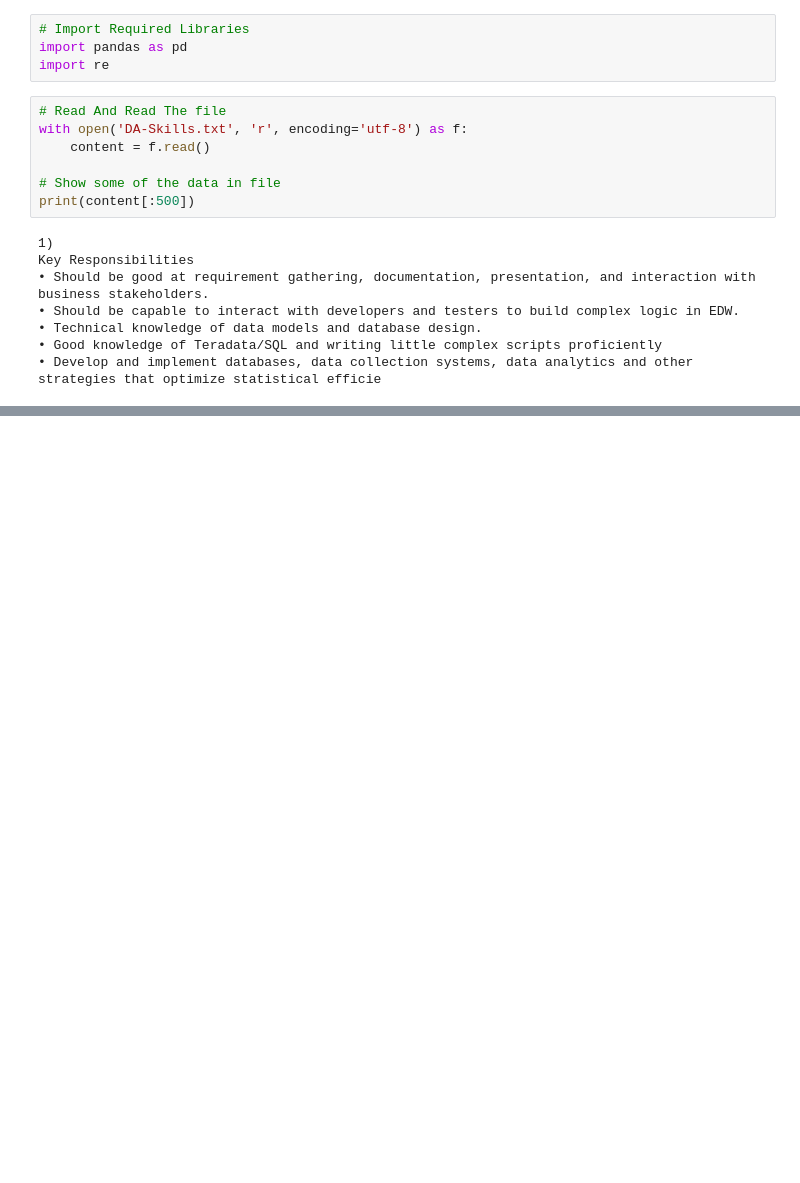
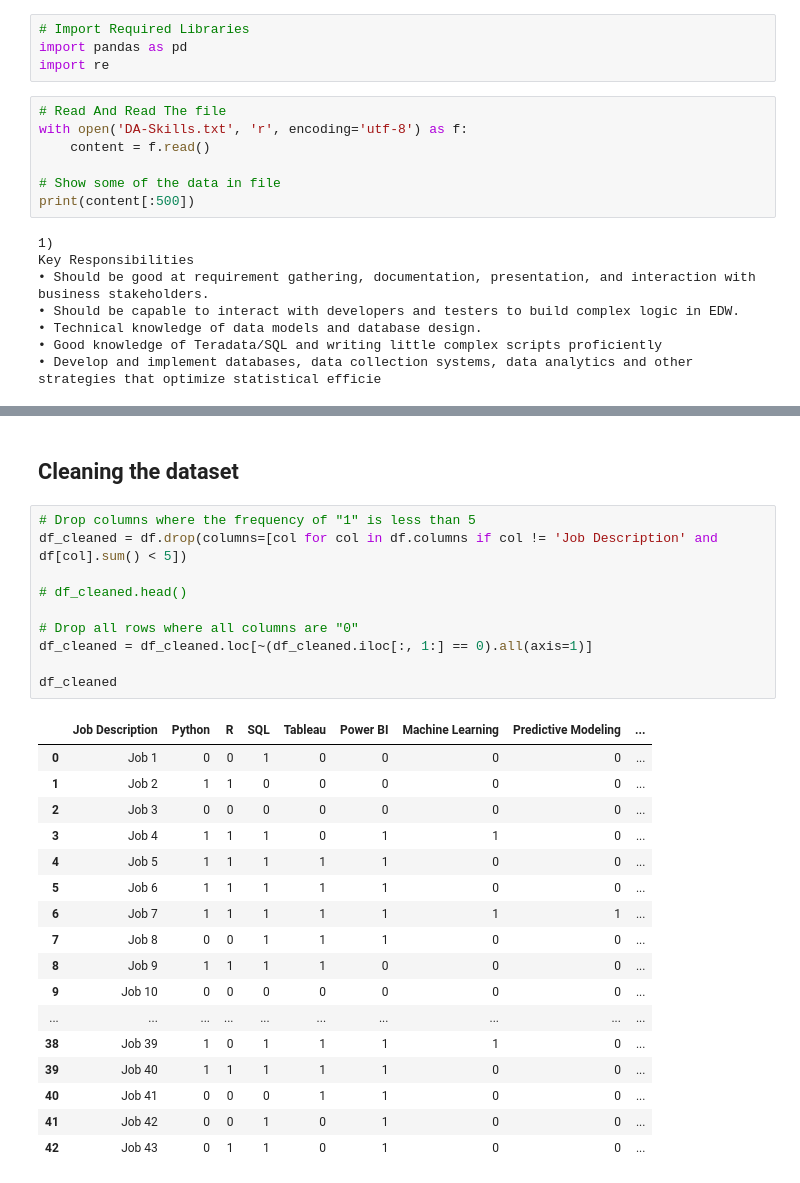
Before and after one commit to raz0208/Job-Analysis-, a Jupyter notebook: Data_Analyst_Job_Analysis.ipynb, the cells around one changed output, grey strips where cells are left out. Saved outputs shown, nothing was run; the diff lists cells and outputs as text; blank space fills up the shorter version.

```diff
--- a/Data_Analyst_Job_Analysis.ipynb
+++ b/Data_Analyst_Job_Analysis.ipynb
@@ -127,0 +177,30 @@ print(df.info())
+# %% [markdown]
+## Cleaning the dataset
+# %%
+# Drop columns where the frequency of "1" is less than 5
+df_cleaned = df.drop(columns=[col for col in df.columns if col != 'Job Description' and df[col].sum() < 5])
+
+# df_cleaned.head()
+
+# Drop all rows where all columns are "0"
+df_cleaned = df_cleaned.loc[~(df_cleaned.iloc[:, 1:] == 0).all(axis=1)]
+
+df_cleaned
+# %% [output]
+|  | Job Description | Python | R | SQL | Tableau | Power BI | Machine Learning | Predictive Modeling | ... |
+| 0 | Job 1 | 0 | 0 | 1 | 0 | 0 | 0 | 0 | ... |
+| 1 | Job 2 | 1 | 1 | 0 | 0 | 0 | 0 | 0 | ... |
+| 2 | Job 3 | 0 | 0 | 0 | 0 | 0 | 0 | 0 | ... |
+| 3 | Job 4 | 1 | 1 | 1 | 0 | 1 | 1 | 0 | ... |
+| 4 | Job 5 | 1 | 1 | 1 | 1 | 1 | 0 | 0 | ... |
+| 5 | Job 6 | 1 | 1 | 1 | 1 | 1 | 0 | 0 | ... |
+| 6 | Job 7 | 1 | 1 | 1 | 1 | 1 | 1 | 1 | ... |
+| 7 | Job 8 | 0 | 0 | 1 | 1 | 1 | 0 | 0 | ... |
+| 8 | Job 9 | 1 | 1 | 1 | 1 | 0 | 0 | 0 | ... |
+| 9 | Job 10 | 0 | 0 | 0 | 0 | 0 | 0 | 0 | ... |
+| ... | ... | ... | ... | ... | ... | ... | ... | ... | ... |
+| 38 | Job 39 | 1 | 0 | 1 | 1 | 1 | 1 | 0 | ... |
+| 39 | Job 40 | 1 | 1 | 1 | 1 | 1 | 0 | 0 | ... |
+| 40 | Job 41 | 0 | 0 | 0 | 1 | 1 | 0 | 0 | ... |
+| 41 | Job 42 | 0 | 0 | 1 | 0 | 1 | 0 | 0 | ... |
+| 42 | Job 43 | 0 | 1 | 1 | 0 | 1 | 0 | 0 | ... |
```
Also changed, not shown: parts of 4 cells of this notebook.
